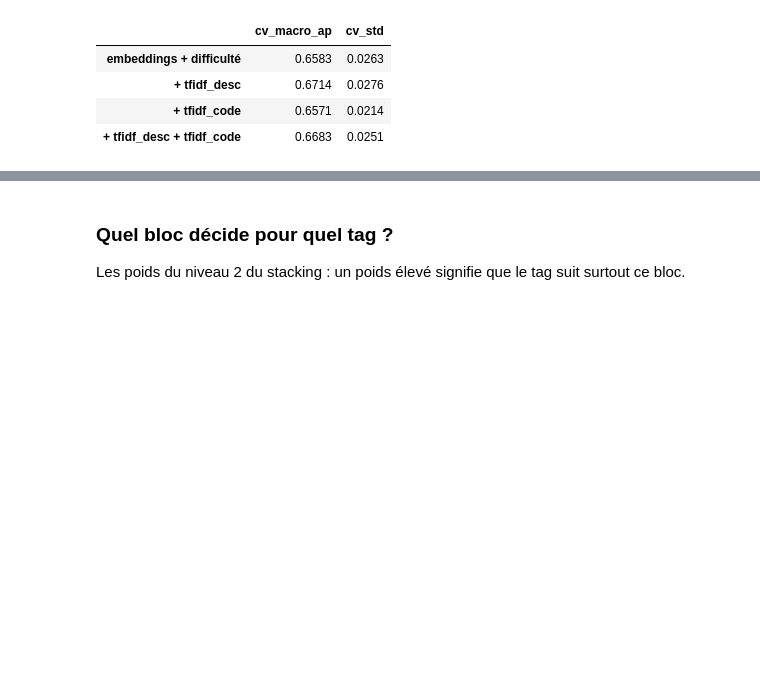
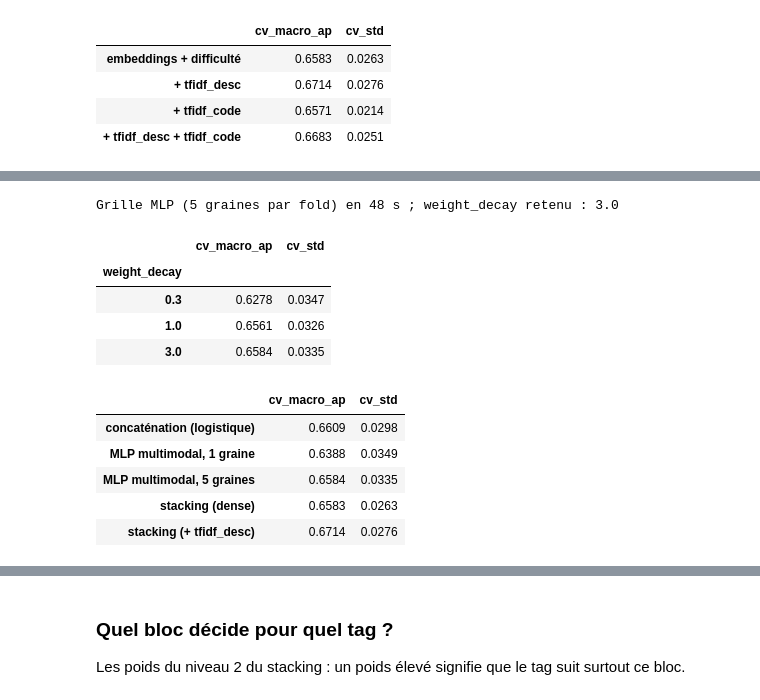
Before and after one commit to ramzinaji/illuin-test, a Jupyter notebook: notebooks_prod/04_multimodal_and_results.ipynb, the cells around one changed output, grey strips where cells are left out. Cells and saved outputs as stored; diff of their text form; code cells hidden in the pictures; blank space fills up the shorter version.

```diff
--- a/notebooks_prod/04_multimodal_and_results.ipynb
+++ b/notebooks_prod/04_multimodal_and_results.ipynb
@@ -369,0 +464,36 @@ Variante retenue : + tfidf_desc
+# %%
+start = time.perf_counter()
+mlp_grid = pd.DataFrame(
+    {wd: cross_val_macro_ap(MultimodalMLP(DENSE_BLOCKS, weight_decay=wd)) for wd in (0.3, 1.0, 3.0)},
+    index=["cv_macro_ap", "cv_std"],
+).T.rename_axis("weight_decay")
+BEST_MLP_WD = mlp_grid["cv_macro_ap"].idxmax()
+print(f"Grille MLP (5 graines par fold) en {time.perf_counter() - start:.0f} s ; weight_decay retenu : {BEST_MLP_WD}")
+display(mlp_grid.round(4))
+
+# Apport de la moyenne des graines : même configuration avec une seule graine
+single_seed = cross_val_macro_ap(MultimodalMLP(DENSE_BLOCKS, weight_decay=BEST_MLP_WD, n_seeds=1))
+
+pd.DataFrame(
+    {
+        "concaténation (logistique)": concat_C.loc[BEST_CONCAT_C],
+        "MLP multimodal, 1 graine": single_seed,
+        "MLP multimodal, 5 graines": mlp_grid.loc[BEST_MLP_WD],
+        "stacking (dense)": tfidf_ablation.loc["embeddings + difficulté"],
+        f"stacking ({BEST_VARIANT})": tfidf_ablation.loc[BEST_VARIANT],
+    },
+    index=["cv_macro_ap", "cv_std"],
+).T.round(4)
+# %% [output]
+Grille MLP (5 graines par fold) en 48 s ; weight_decay retenu : 3.0
+|  | cv_macro_ap | cv_std |
+| weight_decay |  |  |
+| 0.3 | 0.6278 | 0.0347 |
+| 1.0 | 0.6561 | 0.0326 |
+| 3.0 | 0.6584 | 0.0335 |
+|  | cv_macro_ap | cv_std |
+| concaténation (logistique) | 0.6609 | 0.0298 |
+| MLP multimodal, 1 graine | 0.6388 | 0.0349 |
+| MLP multimodal, 5 graines | 0.6584 | 0.0335 |
+| stacking (dense) | 0.6583 | 0.0263 |
+| stacking (+ tfidf_desc) | 0.6714 | 0.0276 |
```
Also changed, not shown: parts of 12 cells of this notebook, 2 other files.
